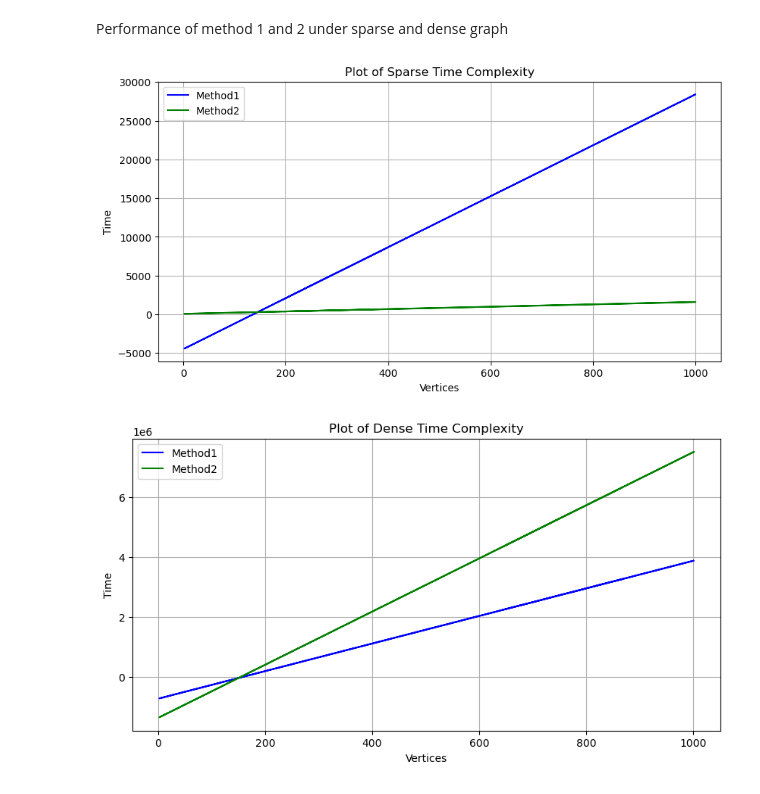
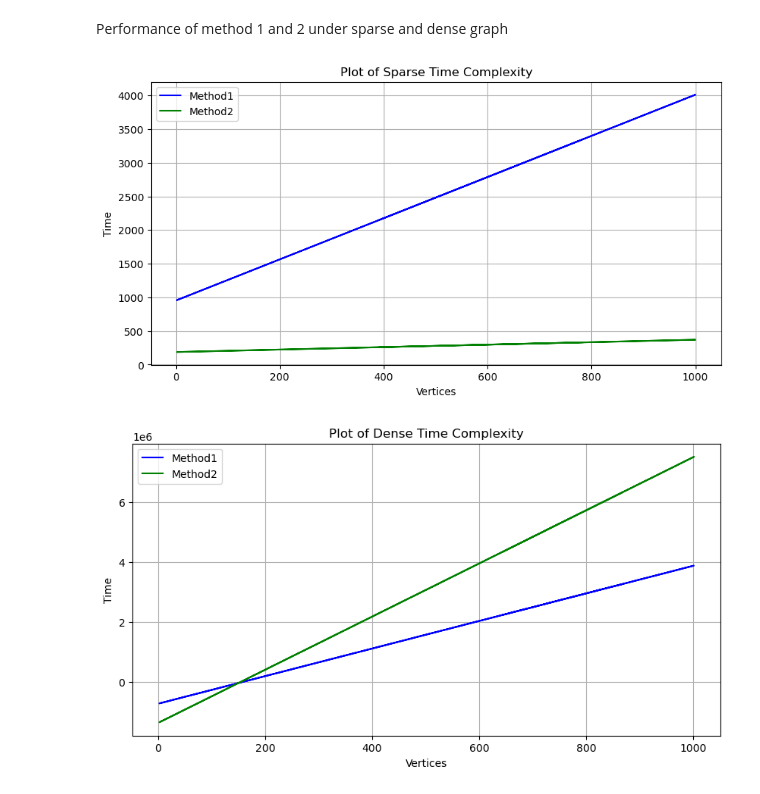
Before and after one commit to ChoWei0310/SC2001-Algorithm-Design, a Jupyter notebook: Lab2/SC2001_ExampleClass_2.ipynb, the cells around one changed output. Cells and saved outputs as stored; diff of their text form; code cells hidden in the pictures.

```diff
--- a/Lab2/SC2001_ExampleClass_2.ipynb
+++ b/Lab2/SC2001_ExampleClass_2.ipynb
@@ -568,17 +592,17 @@ Performance of method 1 and 2 under sparse and dense graph
 # %%
 # Plot for Sparse (Vertices)
 plt.figure(figsize = (10,5))
-plt.plot(method1_df_SPARSE['Vertices'], sparse_line_vertices1, '-', color='b', label='Method1')
-plt.plot(method2_df_SPARSE['Vertices'], sparse_line_vertices2, '-', color='g', label='Method2')
+plt.plot(method1_df_SPARSE_filtered['Vertices'], sparse_line_vertices1, '-', color='b', label='Method1')
+plt.plot(method2_df_SPARSE_filtered['Vertices'], sparse_line_vertices2, '-', color='g', label='Method2')
 plt.title('Plot of Sparse Time Complexity')
 plt.xlabel('Vertices')
 plt.ylabel('Time')
 plt.grid(True)
 
 plt.legend()
 plt.show()
 # %% [output]
-[figure, old version]
+[figure, new version]
 # %%
 # Plot for Dense (Vertices)
 plt.figure(figsize = (10,5))
```
Also changed, not shown: parts of 12 cells of this notebook.
